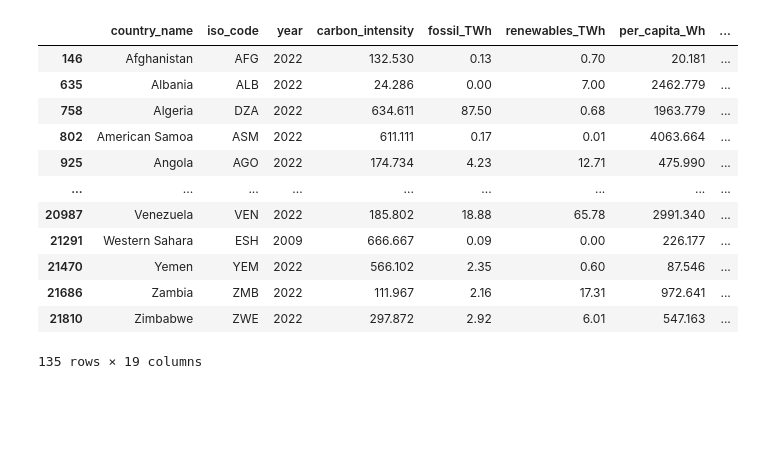
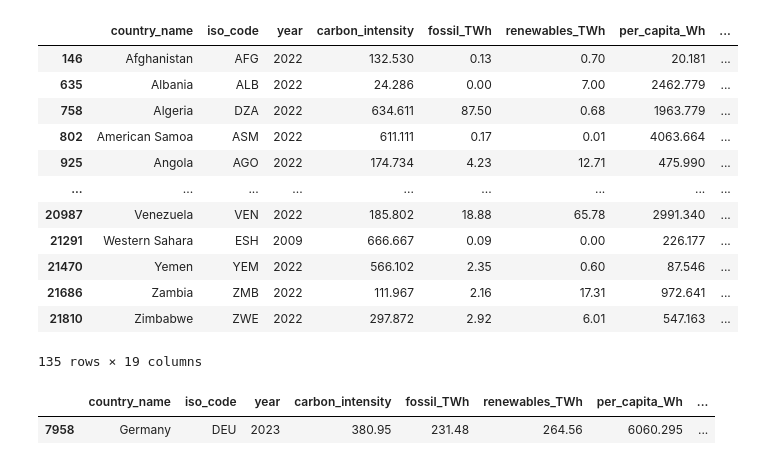
Before and after one commit to mlco2/codecarbon, a Jupyter notebook: codecarbon/data/private_infra/our_world_in_data.ipynb, the cells around one changed output. Cells and saved outputs as stored; diff of their text form; code cells hidden in the pictures; blank space fills up the shorter version.

```diff
--- a/codecarbon/data/private_infra/our_world_in_data.ipynb
+++ b/codecarbon/data/private_infra/our_world_in_data.ipynb
@@ -211,3 +226,8 @@ df_filtered[df_filtered["year"]<2023]
 | 21686 | Zambia | ZMB | 2022 | 111.967 | 2.16 | 17.31 | 972.641 | ... |
 | 21810 | Zimbabwe | ZWE | 2022 | 297.872 | 2.92 | 6.01 | 547.163 | ... |
 135 rows × 19 columns
+# %%
+df_filtered.query("iso_code=='DEU'")
+# %% [output]
+|  | country_name | iso_code | year | carbon_intensity | fossil_TWh | renewables_TWh | per_capita_Wh | ... |
+| 7958 | Germany | DEU | 2023 | 380.95 | 231.48 | 264.56 | 6060.295 | ... |
```
Also changed, not shown: parts of 6 cells of this notebook.
